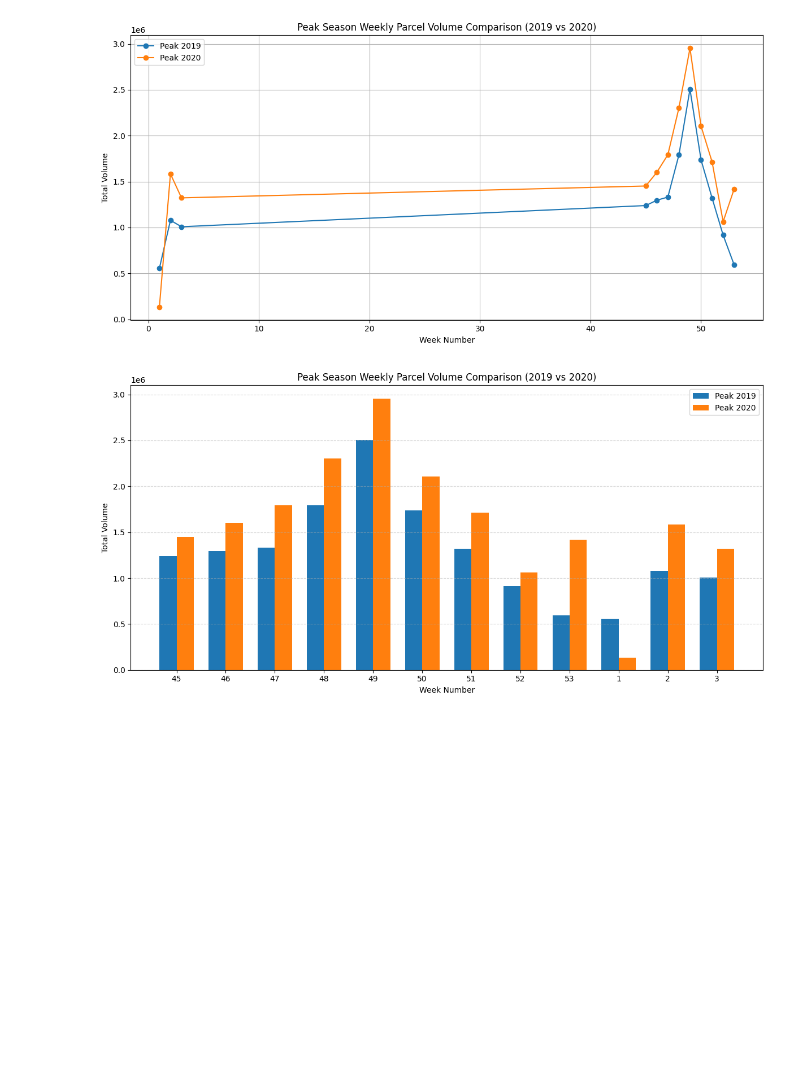
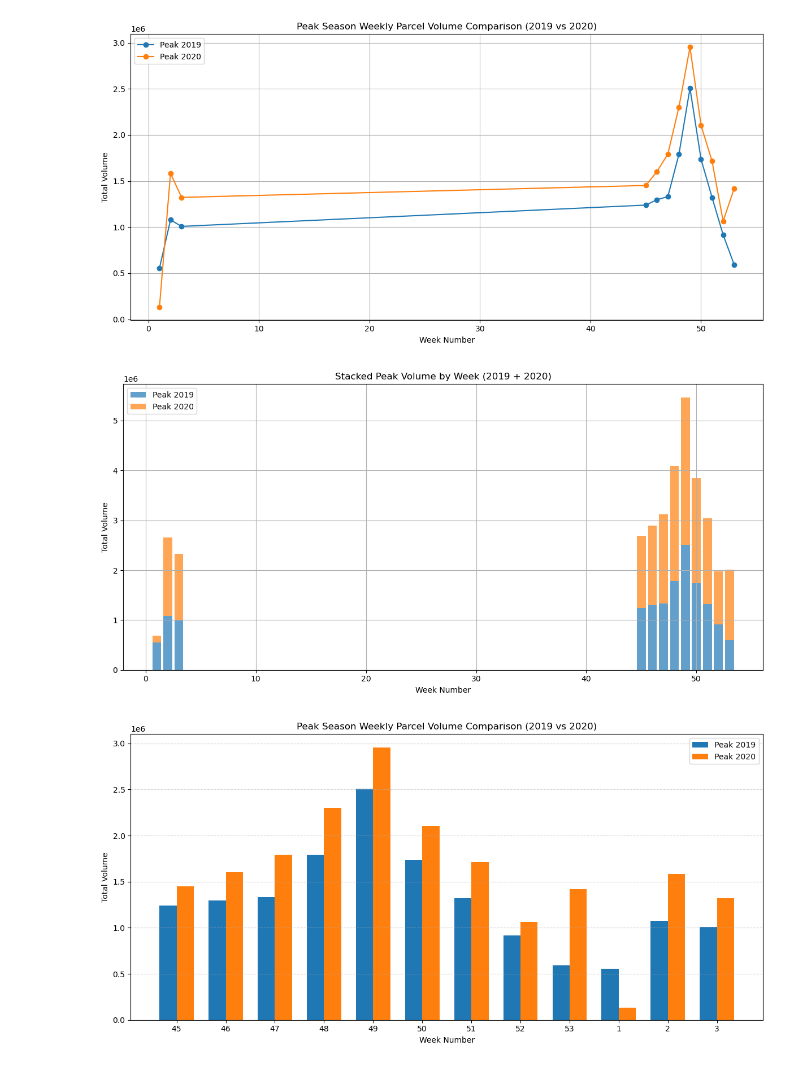
Before and after one commit to anhquanbui/finalprojectg7, a Jupyter notebook: final-note.ipynb, the cells around one changed output. Drawn from its saved outputs; the diff is of its cells as text; code cells hidden in the pictures; blank space fills up the shorter version.

```diff
--- a/final-note.ipynb
+++ b/final-note.ipynb
@@ -787,6 +930,22 @@ plt.tight_layout()
 plt.show()
 # %% [output]
 [figure]
+# %%
+# 1. Plot stacked bar chart
+plt.figure(figsize=(12, 6))
+plt.bar(df_peak['week'], df_peak['2019'], label='Peak 2019', alpha=0.7)
+plt.bar(df_peak['week'], df_peak['2020'], bottom=df_peak['2019'], label='Peak 2020', alpha=0.7)
+
+# 2. Styling
+plt.title('Stacked Peak Volume by Week (2019 + 2020)')
+plt.xlabel('Week Number')
+plt.ylabel('Total Volume')
+plt.legend()
+plt.tight_layout()
+plt.grid(True)
+plt.show()
+# %% [output]
+[figure, added]
 # %%
 # Step 1: Sort weeks logically: 45–53 (end of 2019), then 1–3 (start of 2020)
 ordered_weeks = list(range(45, 54)) + [1, 2, 3]
```
Also changed, not shown: parts of 17 cells of this notebook.
